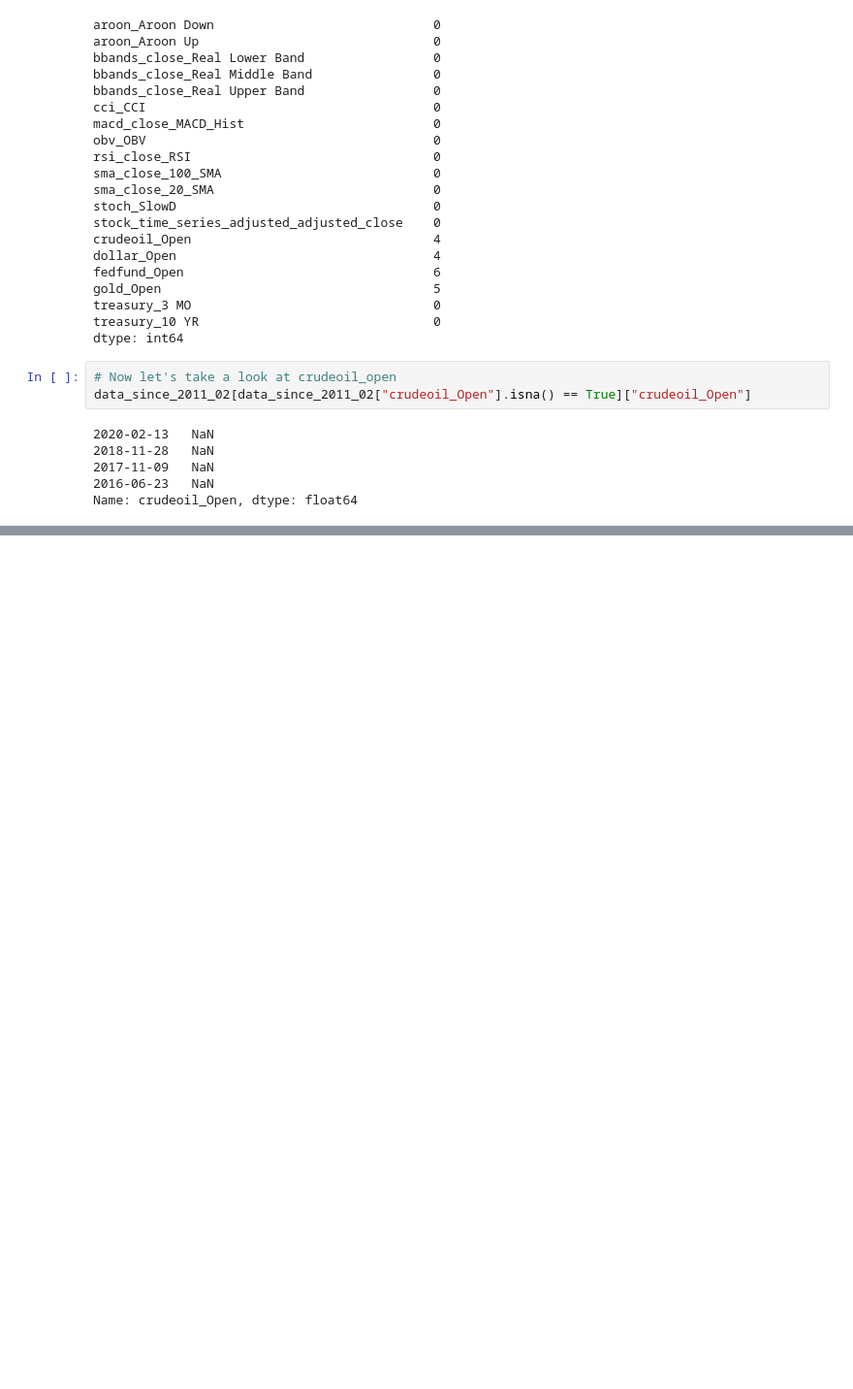
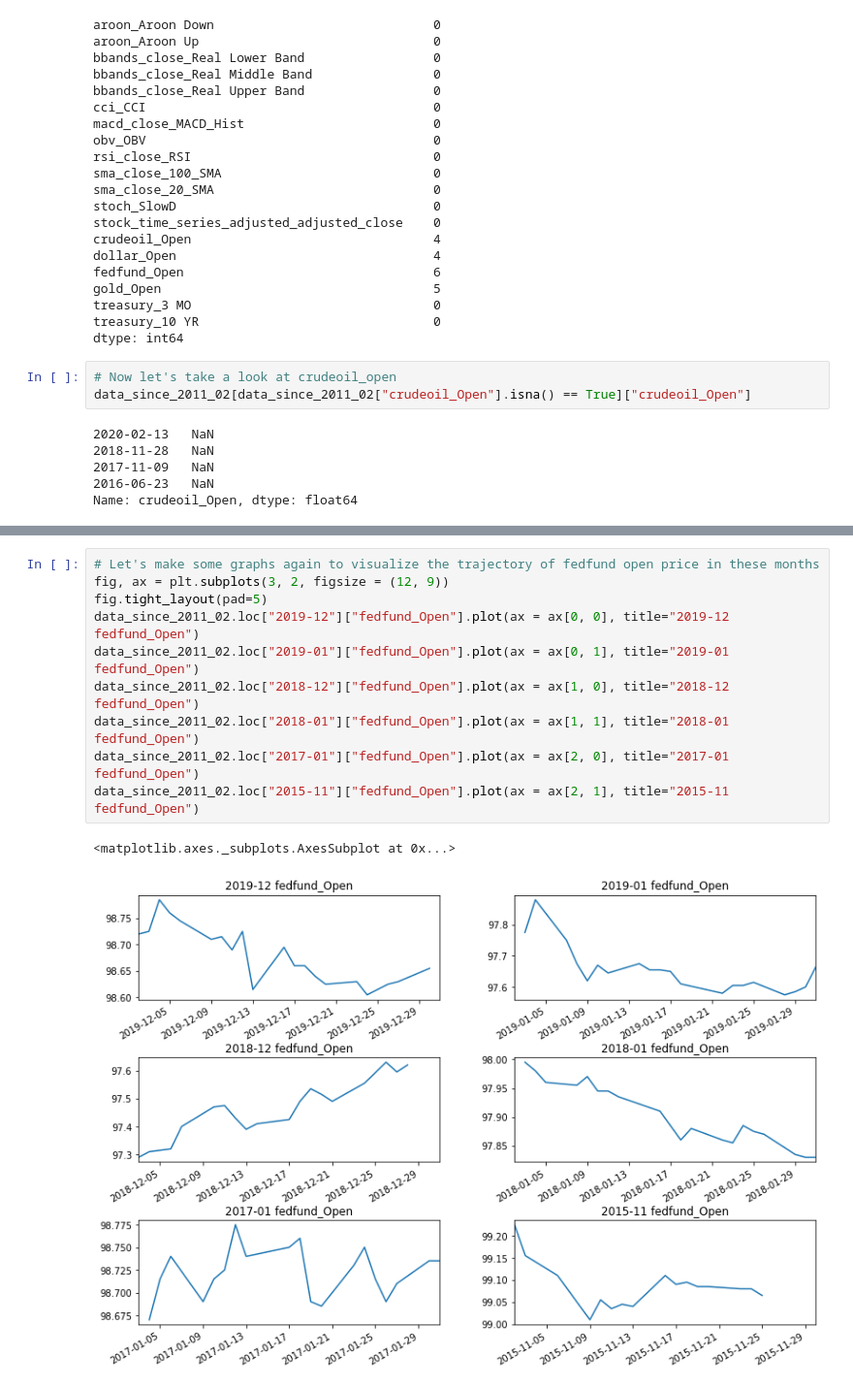
Before and after one commit to HaoxuanXu/Stock_Market_Trend_Prediction, a Jupyter notebook: Data_Cleaning.ipynb, the cells around one changed output, grey strips where cells are left out. Shown: that part at 97% size. Drawn from its saved outputs; the diff is of its cells as text; blank space fills up the shorter version.

```diff
--- a/Data_Cleaning.ipynb
+++ b/Data_Cleaning.ipynb
@@ -350,0 +382,13 @@ data_since_2011_02.loc["2016-06"]["crudeoil_Open"].plot(ax = ax[1, 1], title="20
+# %%
+# Let's make some graphs again to visualize the trajectory of fedfund open price in these months
+fig, ax = plt.subplots(3, 2, figsize = (12, 9))
+fig.tight_layout(pad=5)
+data_since_2011_02.loc["2019-12"]["fedfund_Open"].plot(ax = ax[0, 0], title="2019-12 fedfund_Open")
+data_since_2011_02.loc["2019-01"]["fedfund_Open"].plot(ax = ax[0, 1], title="2019-01 fedfund_Open")
+data_since_2011_02.loc["2018-12"]["fedfund_Open"].plot(ax = ax[1, 0], title="2018-12 fedfund_Open")
+data_since_2011_02.loc["2018-01"]["fedfund_Open"].plot(ax = ax[1, 1], title="2018-01 fedfund_Open")
+data_since_2011_02.loc["2017-01"]["fedfund_Open"].plot(ax = ax[2, 0], title="2017-01 fedfund_Open")
+data_since_2011_02.loc["2015-11"]["fedfund_Open"].plot(ax = ax[2, 1], title="2015-11 fedfund_Open")
+# %% [output]
+<matplotlib.axes._subplots.AxesSubplot at 0x...>
+[figure, added]
```
Also changed, not shown: parts of 17 cells of this notebook, 1 other file.
